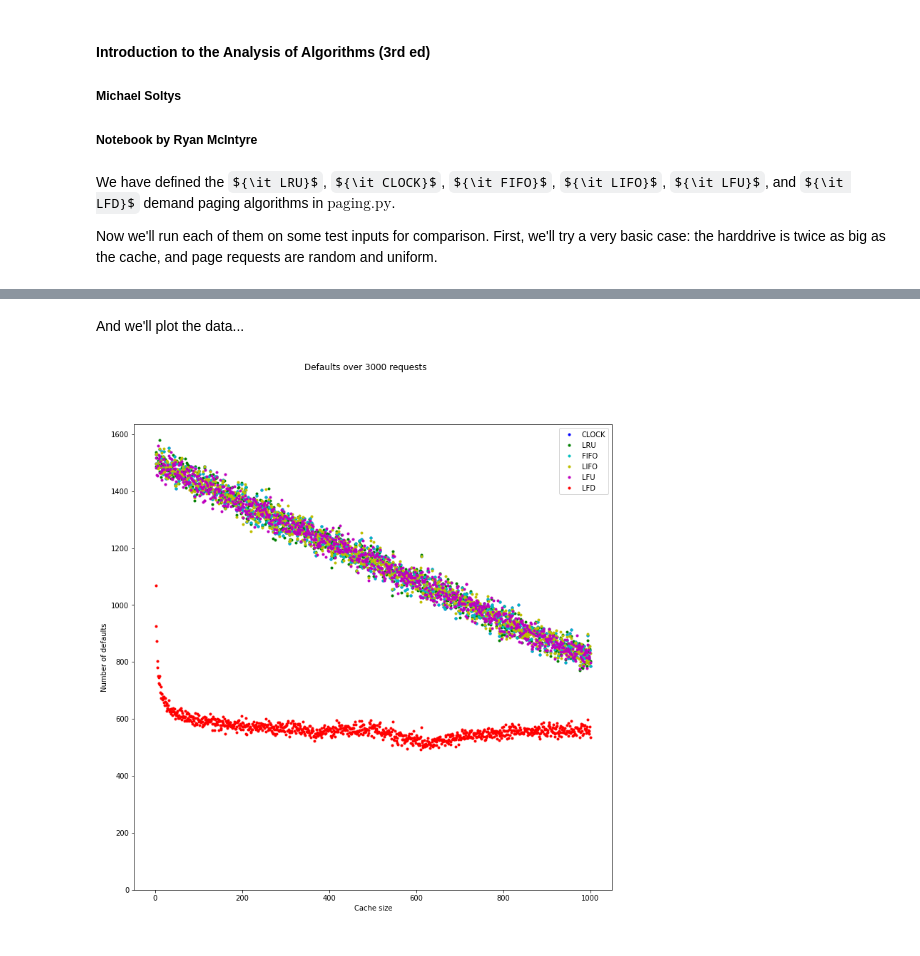
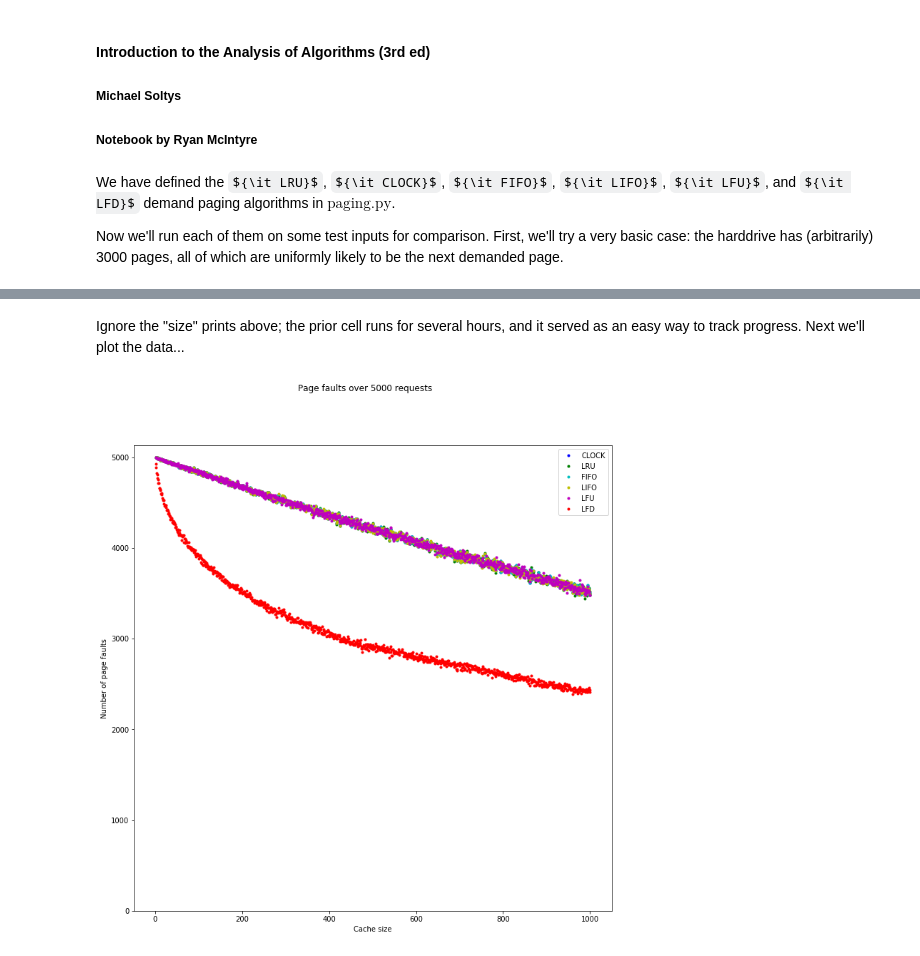
Before and after one commit to michaelsoltys/IAA-Code, a Jupyter notebook: Problems/5.30/Solution-1/problem-5.30.ipynb, the cells around one changed output, grey strips where cells are left out. Cells and saved outputs as stored; diff of their text form; code cells hidden in the pictures; some formulas as TeX source.

```diff
--- a/Problems/5.30/Solution-1/problem-5.30.ipynb
+++ b/Problems/5.30/Solution-1/problem-5.30.ipynb
@@ -8,7 +8,7 @@
 # %% [markdown]
 We have defined the ${\it LRU}$, ${\it CLOCK}$, ${\it FIFO}$, ${\it LIFO}$, ${\it LFU}$, and ${\it LFD}$ demand paging algorithms in $\text{paging.py}$.
 
-Now we'll run each of them on some test inputs for comparison. First, we'll try a very basic case: the harddrive is twice as big as the cache, and page requests are random and uniform.
+Now we'll run each of them on some test inputs for comparison. First, we'll try a very basic case: the harddrive has (arbitrarily) 3000 pages, all of which are uniformly likely to be the next demanded page.
 # %%
 from paging import *
 import pandas as pd
@@ -19,11 +19,11 @@ lru = LRU(2)
 fifo = FIFO(2)
 lifo = LIFO(2)
 lfu = LFU(2)
-
 lfd = LFD(2)
 
 max_cache_size = 1000
-sample_length = 3000
+sample_length = 5000
+pages_in_harddrive = 3000
 
 data = dict()
 for s in range(2,max_cache_size+1):
@@ -34,7 +34,7 @@ for s in range(2,max_cache_size+1):
     lfu.reset_cache_size(s)
     lfd.reset_cache_size(s)
 
-    sample = np.random.randint(1,2*s+1,size=sample_length)
+    sample = np.random.randint(1,pages_in_harddrive+1,size=sample_length)
 
     for sa in sample:
         clock.process(sa)
@@ -76,27 +76,31 @@ size : 850
 size : 900
 size : 950
 size : 1000
-# %% [markdown]
-And we'll plot the data...
+# %% [markdown]
+Ignore the "size" prints above; the prior cell runs for several hours, and it served as an easy way to track progress. Next we'll plot the data...
 # %%
 import matplotlib.pyplot as plt
 %matplotlib inline
+
+file = open('data/sample_.txt','r')
+data = eval(file.read())
+file.close()
 
 X = [i for i in range(2,max_cache_size+1)]
 fig = plt.figure(figsize=(12,12))
 ax = fig.add_subplot(111)
 ax.plot(X,[data['clock'+str(x)] for x in X],'b.',label='CLOCK')
 ax.plot(X,[data['lru'+str(x)] for x in X],'g.',label='LRU')
 ax.plot(X,[data['fifo'+str(x)] for x in X],'c.',label='FIFO')
 ax.plot(X,[data['lifo'+str(x)] for x in X],'y.',label='LIFO')
 ax.plot(X,[data['lfu'+str(x)] for x in X],'m.',label='LFU')
 ax.plot(X,[data['lfd'+str(x)] for x in X],'r.',label='LFD')
 ax.legend()
 ax.set_xlabel('Cache size')
-ax.set_ylabel('Number of defaults')
+ax.set_ylabel('Number of page faults')
 ax.set_ylim((0,ax.get_ylim()[1]))
-fig.suptitle('Defaults over '+str(sample_length)+' requests')
+fig.suptitle('Page faults over '+str(sample_length)+' requests')
 #plt.tight_layout()
 plt.show()
 # %% [output]
-[figure, old version]
+[figure, new version]
```
Also changed, not shown: parts of 4 cells of this notebook, 4 other files.
